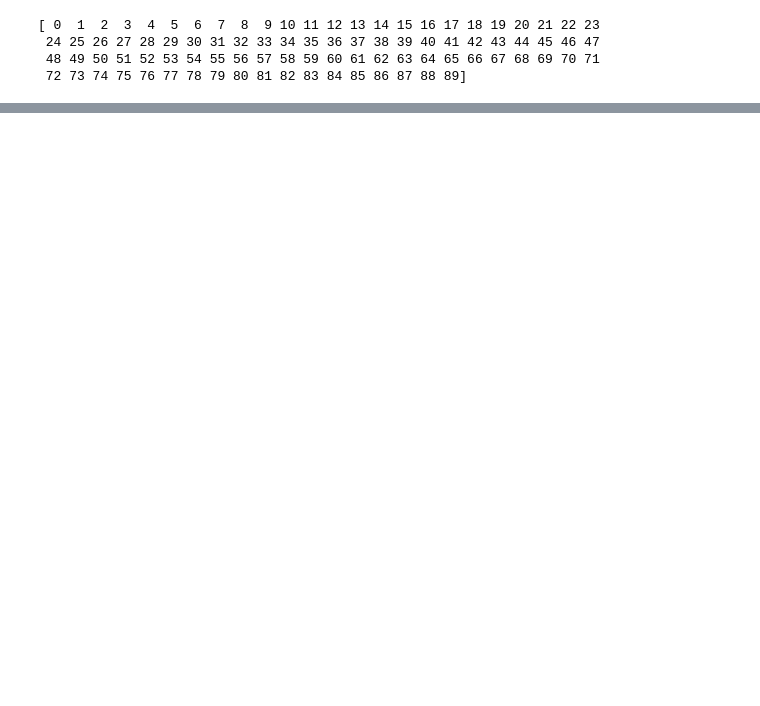
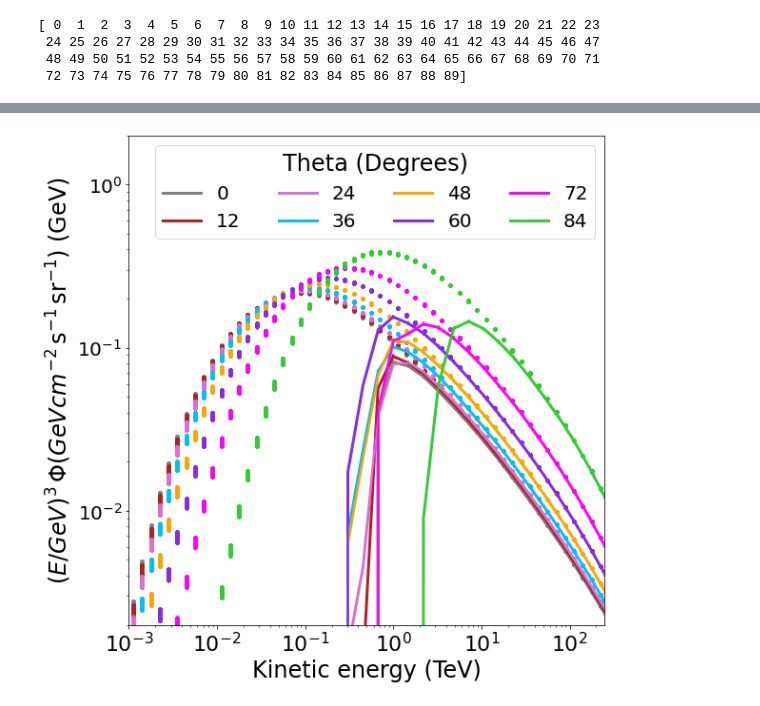
Before and after one commit to LeslieRogers/MuonPredictions, a Jupyter notebook: MCeQ_output_comparison_plots.ipynb, the cells around one changed output, grey strips where cells are left out. Saved outputs shown, nothing was run; the diff lists cells and outputs as text; code cells hidden in the pictures; blank space fills up the shorter version.

```diff
--- a/MCeQ_output_comparison_plots.ipynb
+++ b/MCeQ_output_comparison_plots.ipynb
@@ -206,0 +416,73 @@ plt.show()
+# %%
+#need to multiply flux by percent
+plt.figure(figsize=(8,8))
+# Obtain the result
+# Multiply fluxes be E**mag to resolve the features of the steep spectrum
+
+k=mussimData.theta.unique()
+k.sort()
+
+#bring in the intorpolation funcs
+with open('/Users/rogerslc/PROPOSAL/PROPOSAL/Proposal_Muons_interpolator_ALL.pkl', 'rb') as f:
+    PercentMuons = pickle.load(f) #use as PercentMuons(energy,theta)
+
+clr=0
+Nmin=.001
+nrgs=np.geomspace(Nmin,2.5e5,50)
+
+
+
+# The lines below are for plotting with matplotlib
+#for theta in k:
+for theta in range(0,90,12):
+
+    flxs=[]
+    flxs2=[]
+    err=[]
+    with open('/Users/rogerslc/Documents/MuFluxPred/MCeQ_Muons_interpolator'+str(theta)+'.pkl', 'rb') as f:
+        FluxMuons = pickle.load(f)
+    for NG in nrgs:
+        flxs.append(FluxMuons(NG,650)[0][0]*PercentMuons(NG,theta)[0])
+        flxs2.append(FluxMuons(NG,650)[0][0])
+        err.append((FluxMuons(NG,650)[0][0]*PercentMuons(NG,theta)[0])/NumToRun**.5)
+        #print(NG,FluxMuons(NG,650)[0][0])
+
+    #plt.plot(nrgs*GeV/10**6,flxs2,linewidth=6,color=CLRS[clr], label='_nolegend_')
+    plt.errorbar(nrgs*(GeV/10**6),flxs,yerr=err,xerr=None,color=CLRS[clr], label='_nolegend_')
+
+    plt.plot(nrgs*GeV/10**6,flxs,linewidth=3,color=CLRS[clr], label=str(theta))
+
+
+    #MCeq data
+    df=mussimData[(mussimData.theta==theta)&(mussimData.MuFLux>10**-9)&(mussimData.Energies>4)]
+    x=df.Energies
+    y=df.MuFLux
+
+    x=mussimData[(mussimData.theta==theta)&(mussimData.MuFLux>10**-9)].Energies*GeV/10**6
+    y=mussimData[(mussimData.theta==theta)&(mussimData.MuFLux>10**-9)].MuFLux
+    plt.scatter(x, y, label='_nolegend_',s=8,color=CLRS[clr])
+
+    #plt.scatter(x*GeV/10**6, y, label='_nolegend_',alpha=.3,s=8,color=CLRS[clr])
+    clr+=1
+
+#for N in energies:
+    #plt.vlines(N*(GeV/10**6),2e-3, 9e-1)
+
+plt.yscale('log')
+plt.xscale('log')
+plt.xticks(fontsize=22)
+plt.yticks(fontsize=20)
+plt.tight_layout()
+plt.xlim(Nmin, 2.5e2)
+#plt.xlim(.4, 1.1)
+plt.xlabel('Kinetic energy (TeV)',fontsize=24)
+#plt.ylim(4e-8, 4e-3)
+#plt.ylim(4e-3, 1.)
+plt.ylim(2e-3, 2e0)
+
+plt.ylabel(r'$(E/ {GeV})^3\,\Phi (GeV cm^{-2}\,$s$^{-1}\,$sr$^{-1}$) (GeV)',fontsize=24)
+plt.legend(fontsize=20,title='Theta (Degrees)',title_fontsize=24,ncol=4,loc='upper right')
+#plt.savefig("/Users/rogerslc/Documents/MuFluxPred/FluxesForSomeDeg.png",dpi=250,bbox_inches='tight')
+plt.show()
+# %% [output]
+[figure, added]
```
Also changed, not shown: parts of 15 cells of this notebook.
